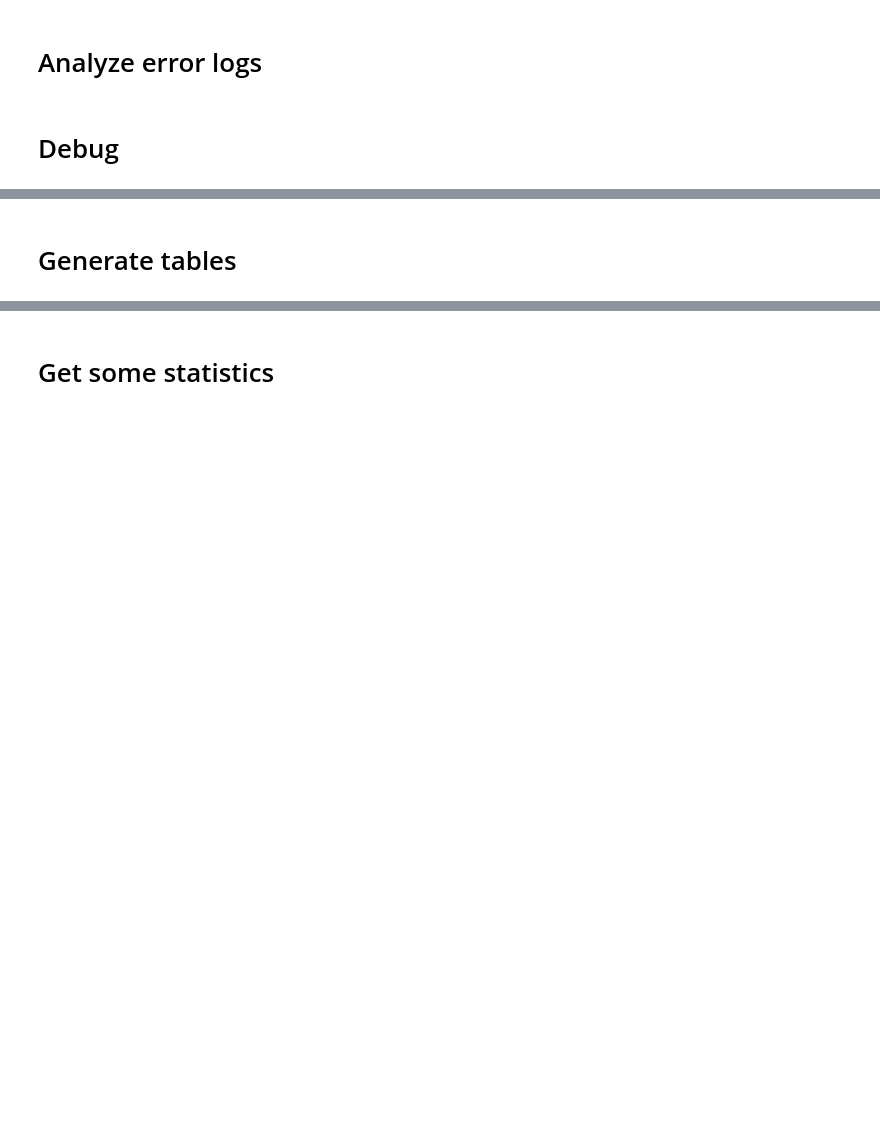
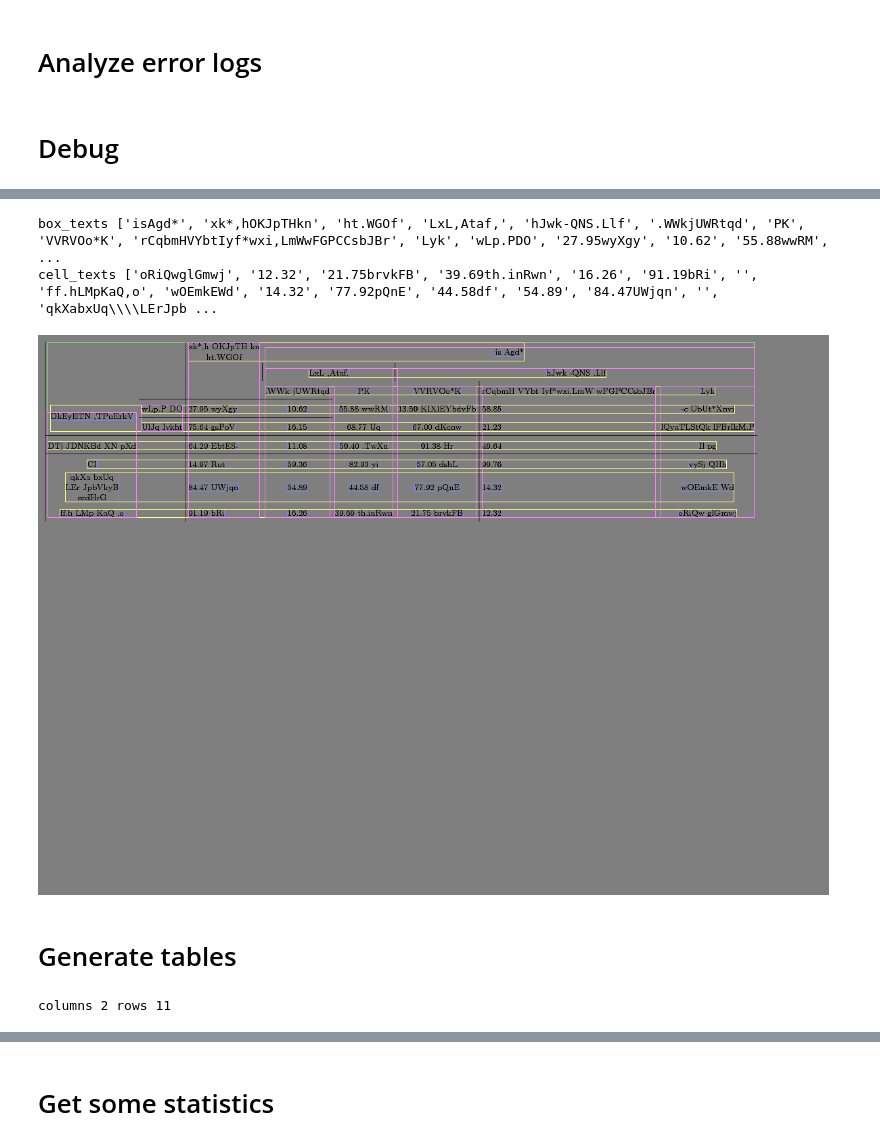
Before and after one commit to windj007/tablex-dataset, a Jupyter notebook: dataset_from_latex.ipynb, the cells around one changed output, grey strips where cells are left out. Saved outputs shown, nothing was run; the diff lists cells and outputs as text; code cells hidden in the pictures; blank space fills up the shorter version.

```diff
--- a/dataset_from_latex.ipynb
+++ b/dataset_from_latex.ipynb
@@ -123,8 +164,23 @@ make_demo_mask(page_img,
+# %%
+pdf_latex_to_samples('1',
+                     '.',
+                     './111/tex-playground/playground.tex',
+                     './111/tex-playground/playground.pdf',
+                     './111/tex-playground/',
+                     get_table_info,
+                     boxes_aggregator=aggregate_object_bboxes,
+                     display_demo=True)
+# %% [output]
+box_texts ['isAgd*', 'xk*,hOKJpTHkn', 'ht.WGOf', 'LxL,Ataf,', 'hJwk-QNS.Llf', '.WWkjUWRtqd', 'PK', 'VVRVOo*K', 'rCqbmHVYbtIyf*wxi,LmWwFGPCCsbJBr', 'Lyk', 'wLp.PDO', '27.95wyXgy', '10.62', '55.88wwRM', ...
+cell_texts ['oRiQwglGmwj', '12.32', '21.75brvkFB', '39.69th.inRwn', '16.26', '91.19bRi', '', 'ff.hLMpKaQ,o', 'wOEmkEWd', '14.32', '77.92pQnE', '44.58df', '54.89', '84.47UWjqn', '', 'qkXabxUq\\\\LErJpb ...
+[figure, added]
 # %%
 # print('\n*********\n'.join(map(str, get_all_tokens(t.tabular))))
 # %% [markdown]
 # Generate tables
 # %%
-# table_def = gen_table_contents()
-# print('columns', len(table_def[2][0]), 'rows', len(table_def[2]))
+table_def = gen_table_contents()
+print('columns', len(table_def[2][0]), 'rows', len(table_def[2]))
+# %% [output]
+columns 2 rows 11
 # %%
```
Also changed, not shown: parts of 27 cells of this notebook, 8 other files.
